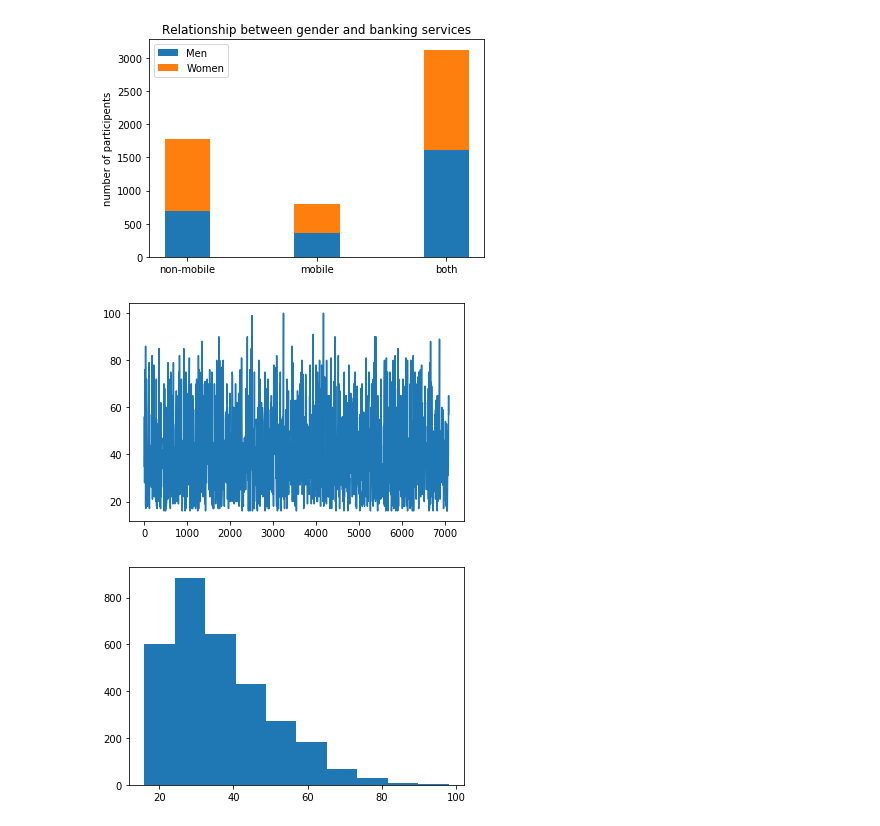
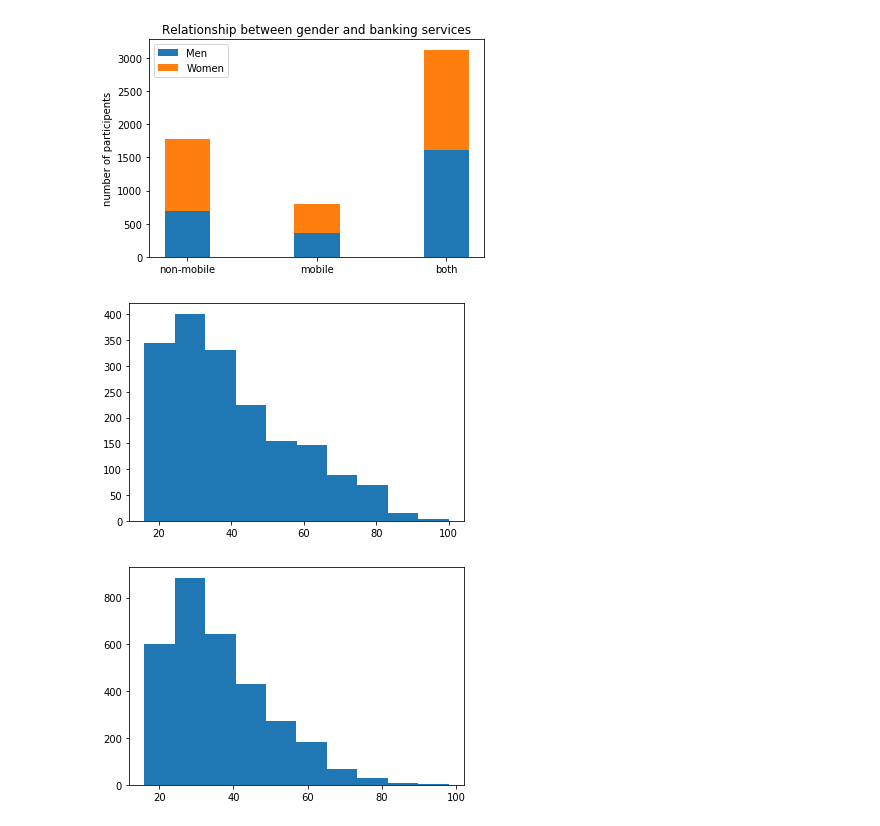
Before and after one commit to Bubbablack/Data_Visualisation_Project, a Jupyter notebook: src/Data_Visualisation_Project.ipynb, the cells around one changed output. Saved outputs shown, nothing was run; the diff lists cells and outputs as text; code cells hidden in the pictures.

```diff
--- a/src/Data_Visualisation_Project.ipynb
+++ b/src/Data_Visualisation_Project.ipynb
@@ -107,16 +107,14 @@ plt.show()
 # %%
 
 
 nomobile = training.loc[training["mobile_money_classification"] == 1]
 
-new = nomobile['Q1'].plot.line()
-
-#plt.hist(nomobile['Q1'])
+plt.hist(nomobile['Q1'])
 
 
 plt.show()
 # %% [output]
-[figure, old version]
+[figure, new version]
 # %%
 
 bothY = training.loc[training["mobile_money_classification"] == 3]
```
Also changed, not shown: parts of 3 cells of this notebook.
